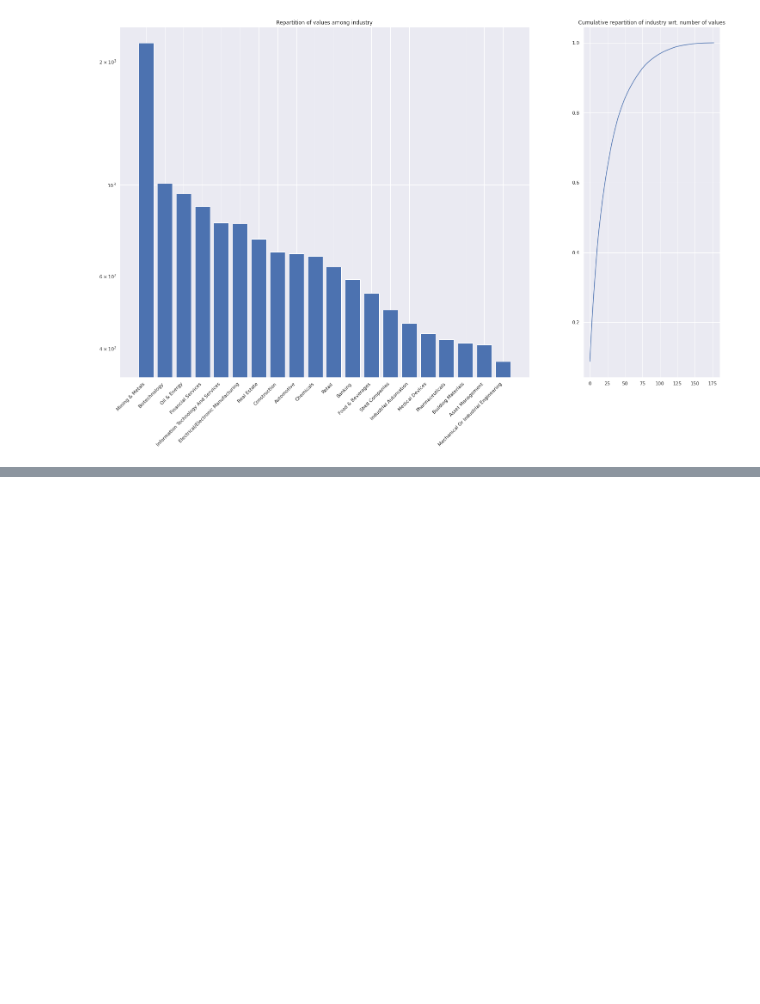
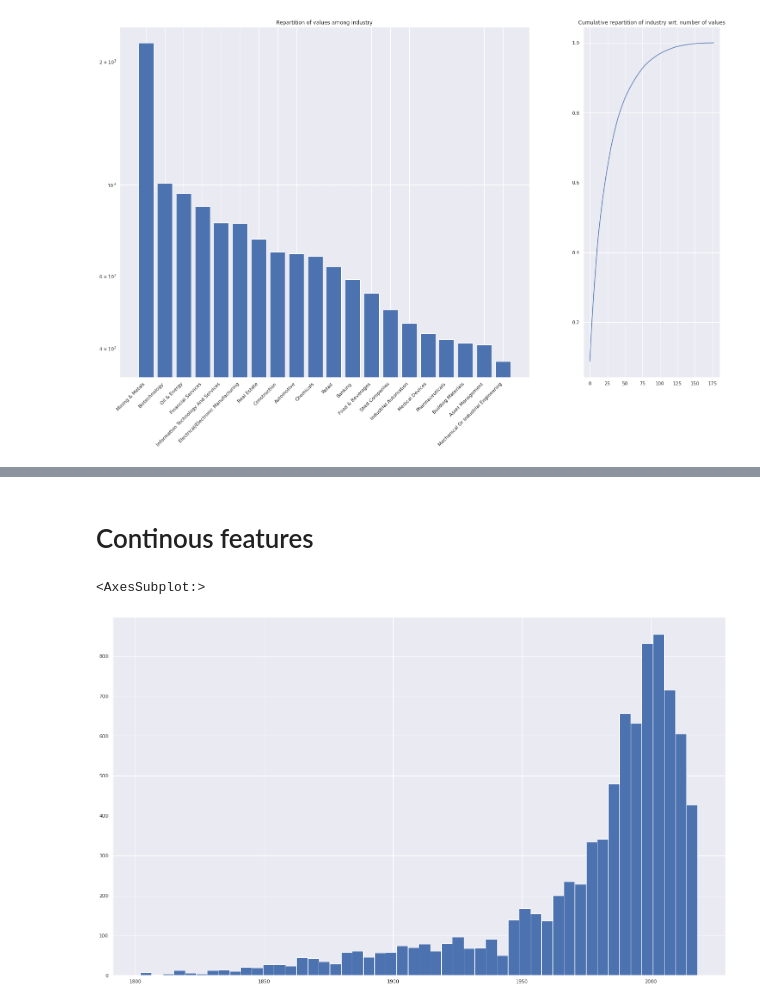
Before and after one commit to baptistebignaud/hackathon_workwithdata, a Jupyter notebook: notebooks/data_visu.ipynb, the cells around one changed output, grey strips where cells are left out. Saved outputs shown, nothing was run; the diff lists cells and outputs as text; code cells hidden in the pictures; blank space fills up the shorter version.

```diff
--- a/notebooks/data_visu.ipynb
+++ b/notebooks/data_visu.ipynb
@@ -28,0 +30,17 @@ df.head()
+# %% [markdown]
+# Continous features
+# %%
+
+
+# Set seaborn theme
+sns.set_theme()
+
+# Subplot
+fig, ax = plt.subplots(1, 1)
+fig.set_figheight(15)
+fig.set_figwidth(25)
+df["year_founded"].hist(bins=50)
+#plot_continous_feature(df, "year_founded", k=20, Log=False)
+# %% [output]
+<AxesSubplot:>
+[figure, added]
```
Also changed, not shown: parts of 11 cells of this notebook.
